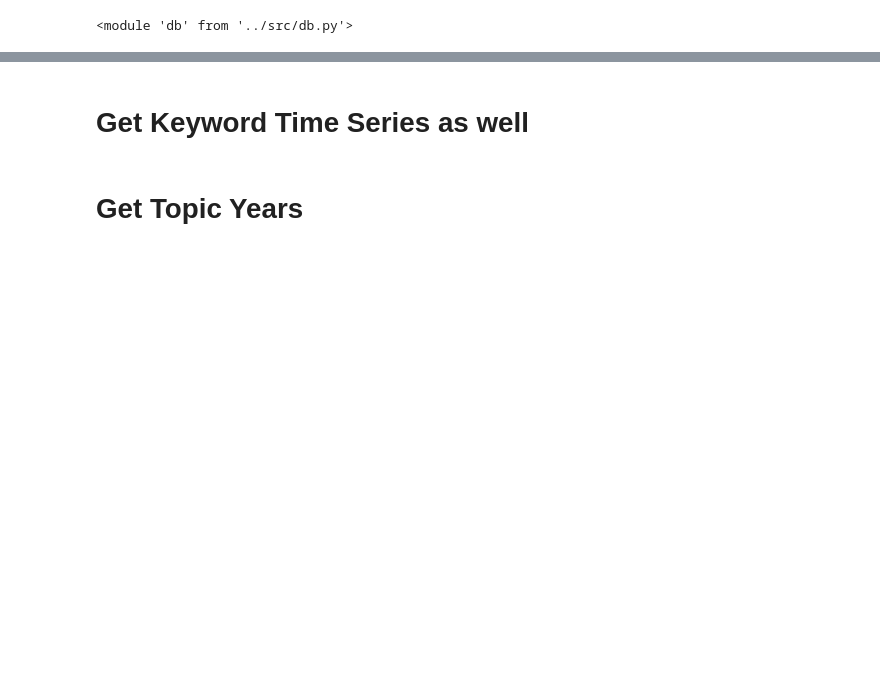
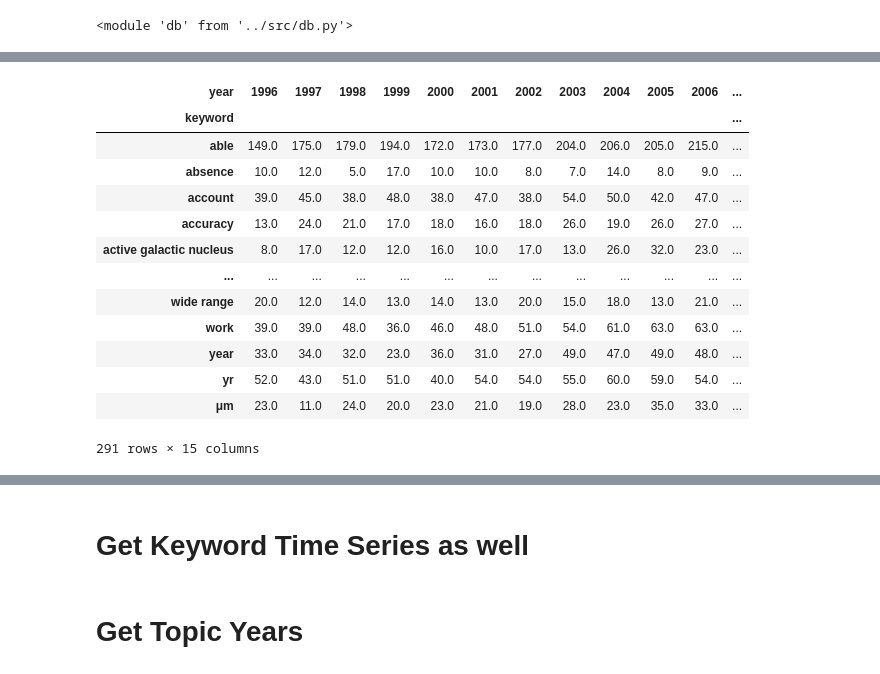
Before and after one commit to abuonomo/topic-emergence-ADS, a Jupyter notebook: notebook/arb-alchemy-02-model.ipynb, the cells around one changed output, grey strips where cells are left out. Cells and saved outputs as stored; diff of their text form; code cells hidden in the pictures; blank space fills up the shorter version.

```diff
--- a/notebook/arb-alchemy-02-model.ipynb
+++ b/notebook/arb-alchemy-02-model.ipynb
@@ -94,0 +125,5 @@ import imp; imp.reload(db)
+# %%
+records = []
+for pk in tqdm(q):
+    r = {'keyword': pk.keyword.keyword, 'year': pk.paper.year}
+    records.append(r)
@@ -94,0 +132,25 @@ import imp; imp.reload(db)
+# %%
+df = pd.DataFrame(records)
+# %%
+df['count'] = 1
+# %%
+cdf = df.groupby(['keyword', 'year']).count().reset_index()
+
+kwd_ts_df = cdf.pivot(index="keyword", columns='year', values='count').fillna(0)
+# %%
+kwd_ts_df[kwd_ts_df.sum(axis=1) > 100]
+# %% [output]
+| year | 1996 | 1997 | 1998 | 1999 | 2000 | 2001 | 2002 | 2003 | 2004 | 2005 | 2006 | ... |
+| keyword |  |  |  |  |  |  |  |  |  |  |  | ... |
+| able | 149.0 | 175.0 | 179.0 | 194.0 | 172.0 | 173.0 | 177.0 | 204.0 | 206.0 | 205.0 | 215.0 | ... |
+| absence | 10.0 | 12.0 | 5.0 | 17.0 | 10.0 | 10.0 | 8.0 | 7.0 | 14.0 | 8.0 | 9.0 | ... |
+| account | 39.0 | 45.0 | 38.0 | 48.0 | 38.0 | 47.0 | 38.0 | 54.0 | 50.0 | 42.0 | 47.0 | ... |
+| accuracy | 13.0 | 24.0 | 21.0 | 17.0 | 18.0 | 16.0 | 18.0 | 26.0 | 19.0 | 26.0 | 27.0 | ... |
+| active galactic nucleus | 8.0 | 17.0 | 12.0 | 12.0 | 16.0 | 10.0 | 17.0 | 13.0 | 26.0 | 32.0 | 23.0 | ... |
+| ... | ... | ... | ... | ... | ... | ... | ... | ... | ... | ... | ... | ... |
+| wide range | 20.0 | 12.0 | 14.0 | 13.0 | 14.0 | 13.0 | 20.0 | 15.0 | 18.0 | 13.0 | 21.0 | ... |
+| work | 39.0 | 39.0 | 48.0 | 36.0 | 46.0 | 48.0 | 51.0 | 54.0 | 61.0 | 63.0 | 63.0 | ... |
+| year | 33.0 | 34.0 | 32.0 | 23.0 | 36.0 | 31.0 | 27.0 | 49.0 | 47.0 | 49.0 | 48.0 | ... |
+| yr | 52.0 | 43.0 | 51.0 | 51.0 | 40.0 | 54.0 | 54.0 | 55.0 | 60.0 | 59.0 | 54.0 | ... |
+| μm | 23.0 | 11.0 | 24.0 | 20.0 | 23.0 | 21.0 | 19.0 | 28.0 | 23.0 | 35.0 | 33.0 | ... |
+291 rows × 15 columns
```
Also changed, not shown: parts of 17 cells of this notebook, 3 other files.
